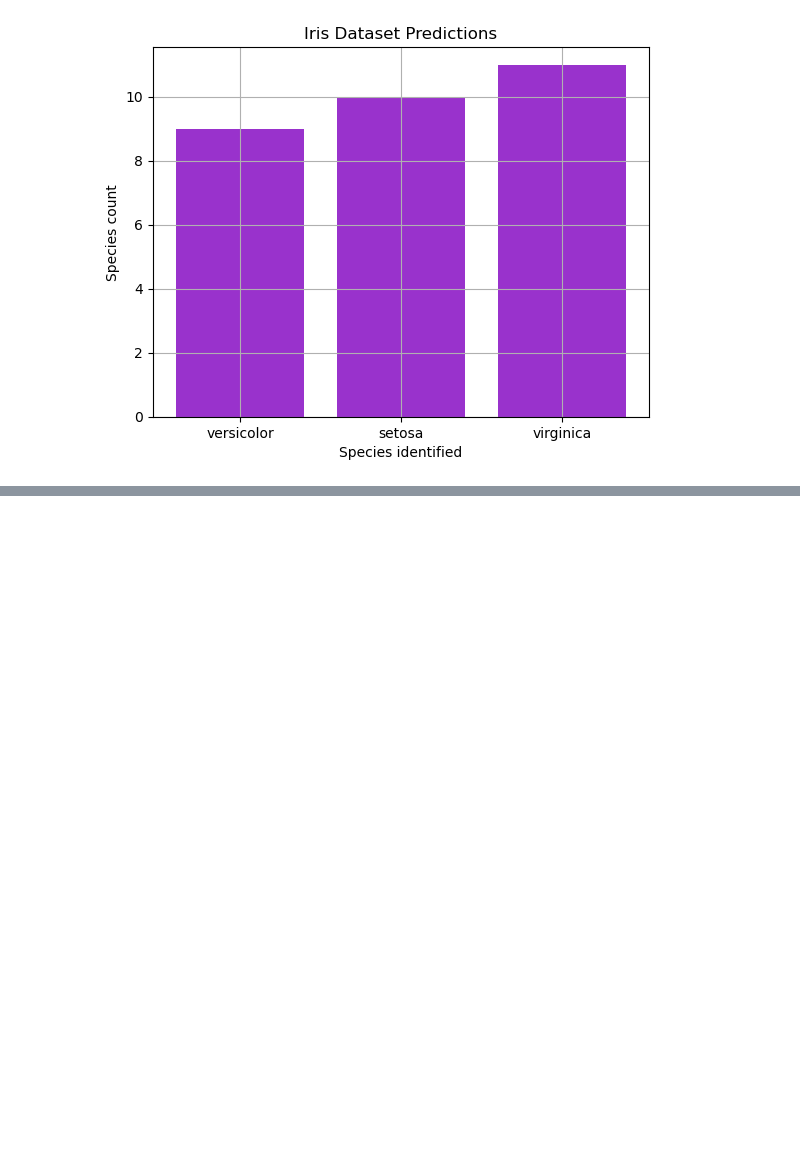
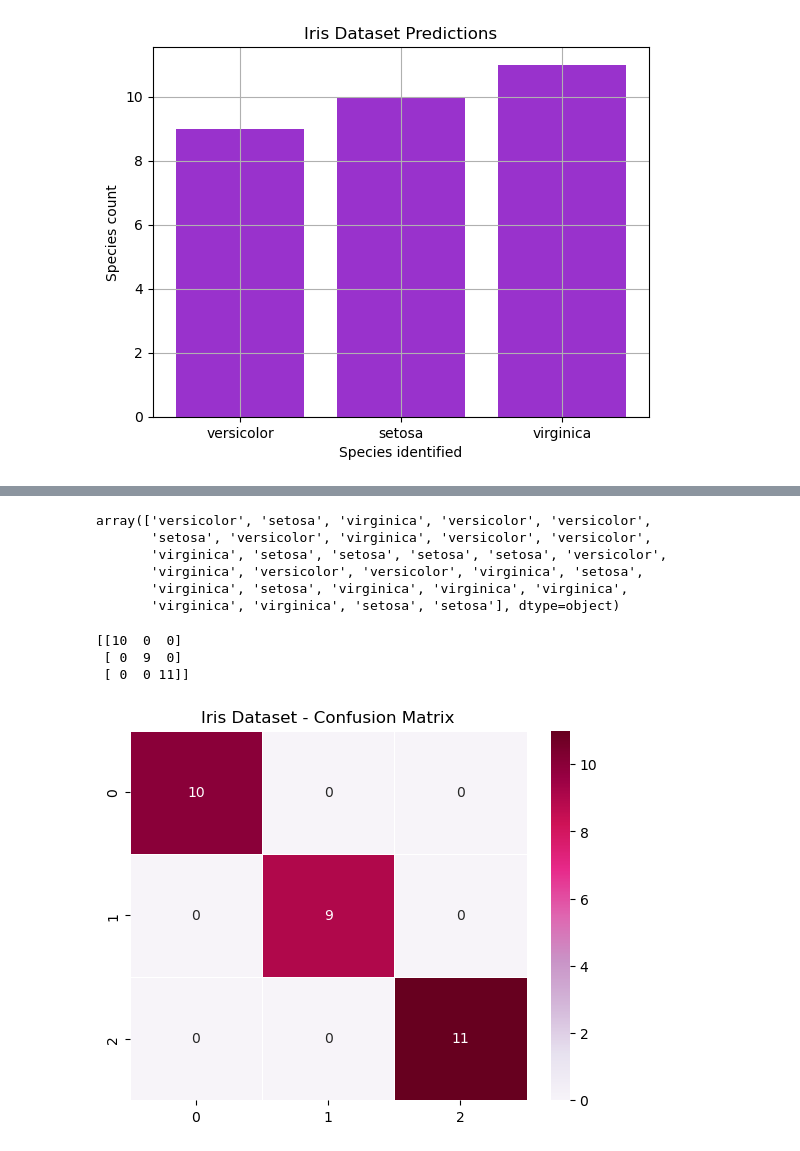
Before and after one commit to mayraesilva/Scikit-Learn-Exploration, a Jupyter notebook: Iris-Dataset_Exploration.ipynb, the cells around one changed output, grey strips where cells are left out. Saved outputs shown, nothing was run; the diff lists cells and outputs as text; code cells hidden in the pictures; blank space fills up the shorter version.

Commit message:
confusion matrix done

```diff
--- a/Iris-Dataset_Exploration.ipynb
+++ b/Iris-Dataset_Exploration.ipynb
@@ -380,0 +404,24 @@ plt.show()
+# %%
+y_pred
+# %% [output]
+array(['versicolor', 'setosa', 'virginica', 'versicolor', 'versicolor',
+       'setosa', 'versicolor', 'virginica', 'versicolor', 'versicolor',
+       'virginica', 'setosa', 'setosa', 'setosa', 'setosa', 'versicolor',
+       'virginica', 'versicolor', 'versicolor', 'virginica', 'setosa',
+       'virginica', 'setosa', 'virginica', 'virginica', 'virginica',
+       'virginica', 'virginica', 'setosa', 'setosa'], dtype=object)
+# %%
+confusion_matrix = confusion_matrix(y_test, y_pred)
+# %%
+print(confusion_matrix)
+# %% [output]
+[[10  0  0]
+ [ 0  9  0]
+ [ 0  0 11]]
+# %%
+# Create a basic heatmap
+sns.heatmap(confusion_matrix, cmap='PuRd', annot=True, linewidth=.5)
+plt.title('Iris Dataset - Confusion Matrix')
+plt.show()
+# %% [output]
+[figure, added]
```
Also changed, not shown: parts of 4 cells of this notebook.
